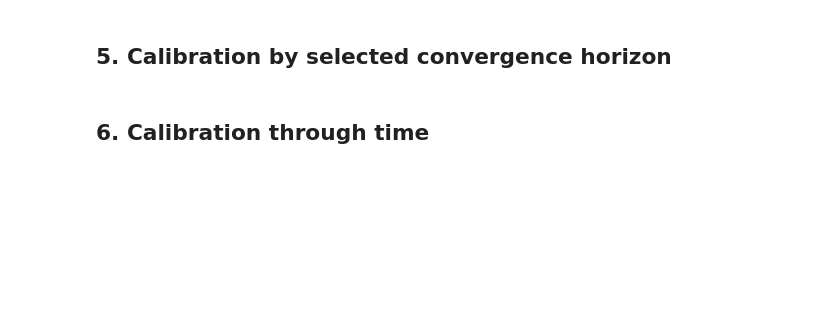
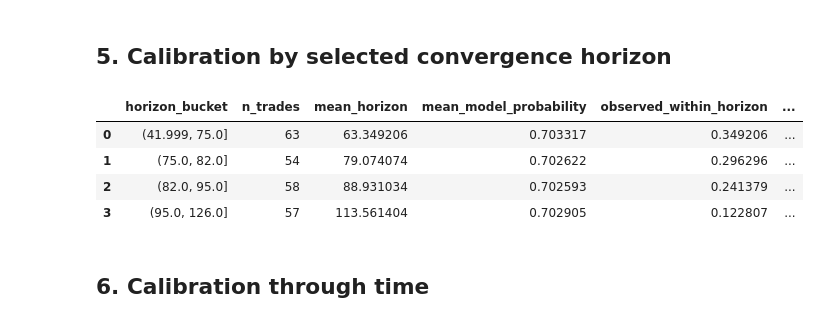
Before and after one commit to igarpet/Pairs_trading, a Jupyter notebook: 11_static_convergence_calibration.ipynb, the cells around one changed output. Saved outputs shown, nothing was run; the diff lists cells and outputs as text; code cells hidden in the pictures; blank space fills up the shorter version.

```diff
--- a/11_static_convergence_calibration.ipynb
+++ b/11_static_convergence_calibration.ipynb
@@ -27,5 +27,5 @@ from src.static_convergence_diagnostics import (
 )
 
 pd.set_option('display.max_columns', 120)
-OUT = Path('data/processed/static_convergence_calibration')
+OUT = Path('data/processed/')
 OUT.mkdir(parents=True, exist_ok=True)
@@ -96,7 +152,21 @@ exit_stats.to_parquet(OUT / 'exit_reason_summary.parquet', index=False)
 # %%
 horizon_stats = horizon_bucket_summary(cal, n_bins=4)
 display(horizon_stats)
-horizon_stats.to_parquet(OUT / 'horizon_bucket_calibration.parquet', index=False)
+horizon_stats_save = horizon_stats.copy()
+
+for col in horizon_stats_save.select_dtypes(include="category").columns:
+    horizon_stats_save[col] = horizon_stats_save[col].astype(str)
+
+horizon_stats_save.to_parquet(
+    OUT / 'horizon_bucket_calibration.parquet',
+    index=False
+)
+# %% [output]
+|  | horizon_bucket | n_trades | mean_horizon | mean_model_probability | observed_within_horizon | ... |
+| 0 | (41.999, 75.0] | 63 | 63.349206 | 0.703317 | 0.349206 | ... |
+| 1 | (75.0, 82.0] | 54 | 79.074074 | 0.702622 | 0.296296 | ... |
+| 2 | (82.0, 95.0] | 58 | 88.931034 | 0.702593 | 0.241379 | ... |
+| 3 | (95.0, 126.0] | 57 | 113.561404 | 0.702905 | 0.122807 | ... |
 # %% [markdown]
 ## 6. Calibration through time
 # %%
```
Also changed, not shown: parts of 9 cells of this notebook, 8 other files.
